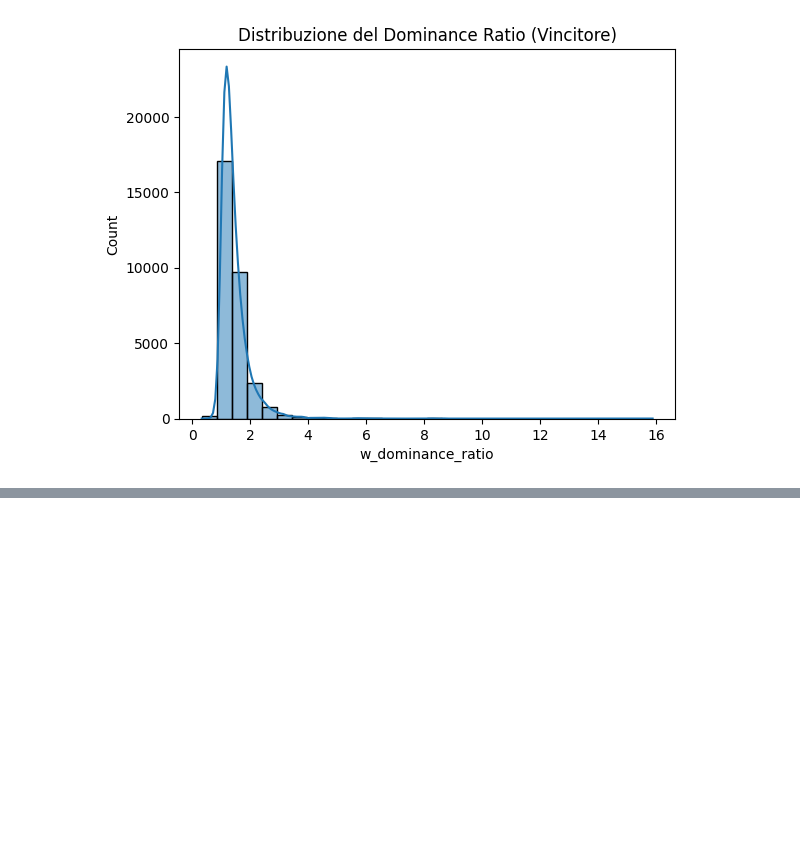
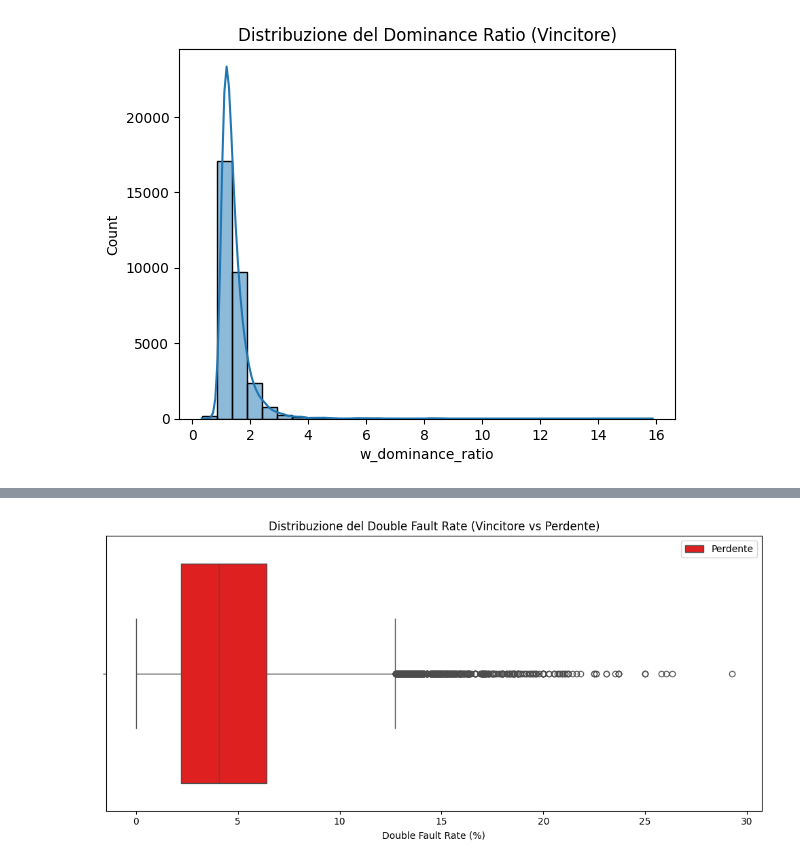
Before and after one commit to MarioAlfio/Tennis_bet, a Jupyter notebook: eda_analysis_part1.ipynb, the cells around one changed output, grey strips where cells are left out. Cells and saved outputs as stored; diff of their text form; code cells hidden in the pictures; blank space fills up the shorter version.

```diff
--- a/eda_analysis_part1.ipynb
+++ b/eda_analysis_part1.ipynb
@@ -463,0 +537,30 @@ plt.show()
+# %%
+import numpy as np
+
+def calculate_df_rate(df):
+
+    # Calcolo del Double Fault Rate (DF%) per il vincitore
+    df['w_df_rate'] = (df['w_df'] / df['w_svpt']) * 100
+
+    df['l_df_rate'] = (df['l_df'] / df['l_svpt']) * 100
+
+    df = df.replace({ 'w_df_rate': {np.inf: np.nan, -np.inf: np.nan} })
+    df = df.replace({ 'l_df_rate': {np.inf: np.nan, -np.inf: np.nan} })
+
+    return df
+# %%
+df = calculate_df_rate(df)
+# %%
+import seaborn as sns
+import matplotlib.pyplot as plt
+
+plt.figure(figsize=(10, 5))
+#sns.boxplot(x=df['w_df_rate'], color='blue', label='Vincitore')
+sns.boxplot(x=df['l_df_rate'], color='red', label='Perdente')
+plt.title('Distribuzione del Double Fault Rate (Vincitore vs Perdente)')
+plt.xlabel('Double Fault Rate (%)')
+plt.legend()
+plt.tight_layout()
+plt.show()
+# %% [output]
+[figure, added]
```
Also changed, not shown: parts of 15 cells of this notebook, 19 other files.
